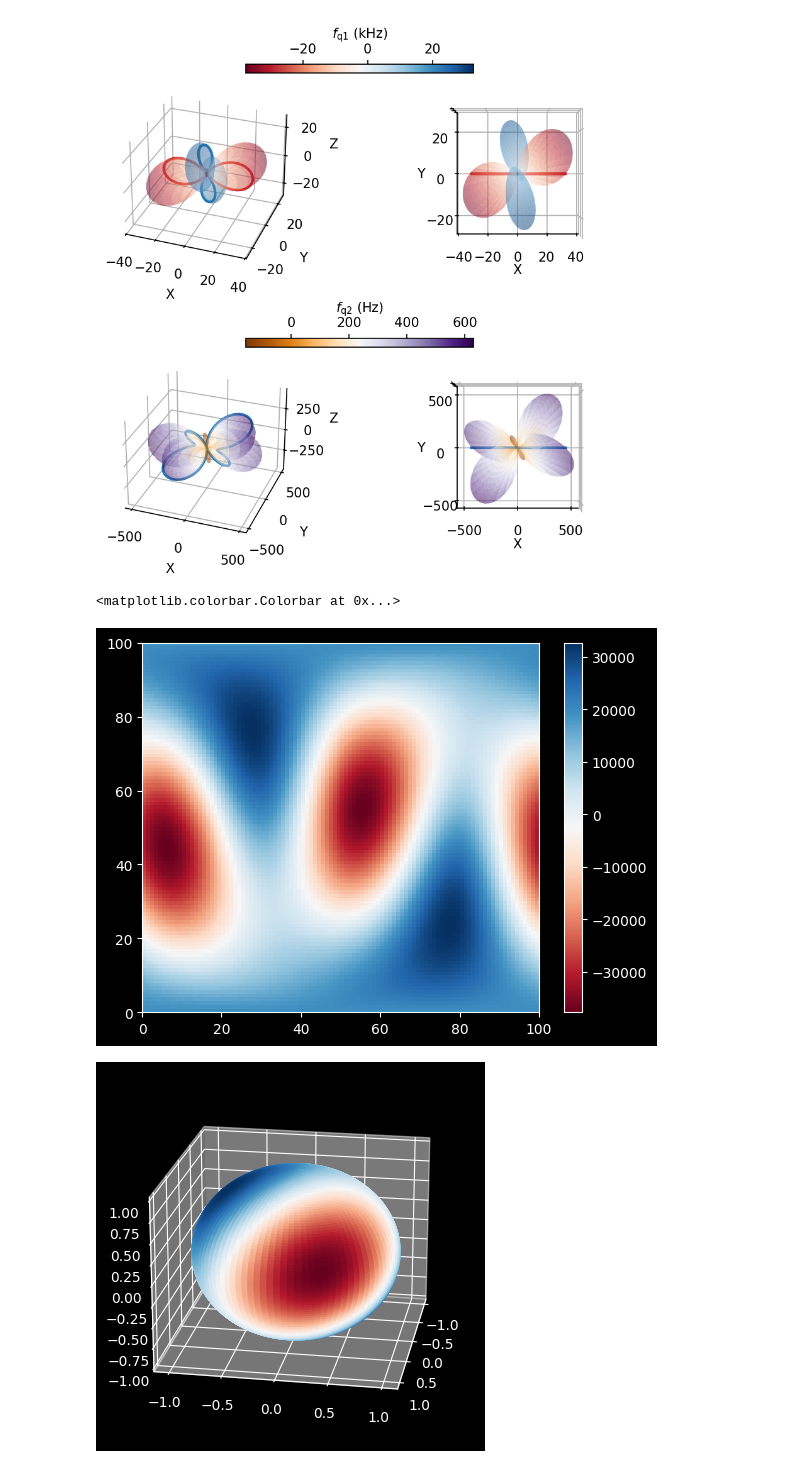
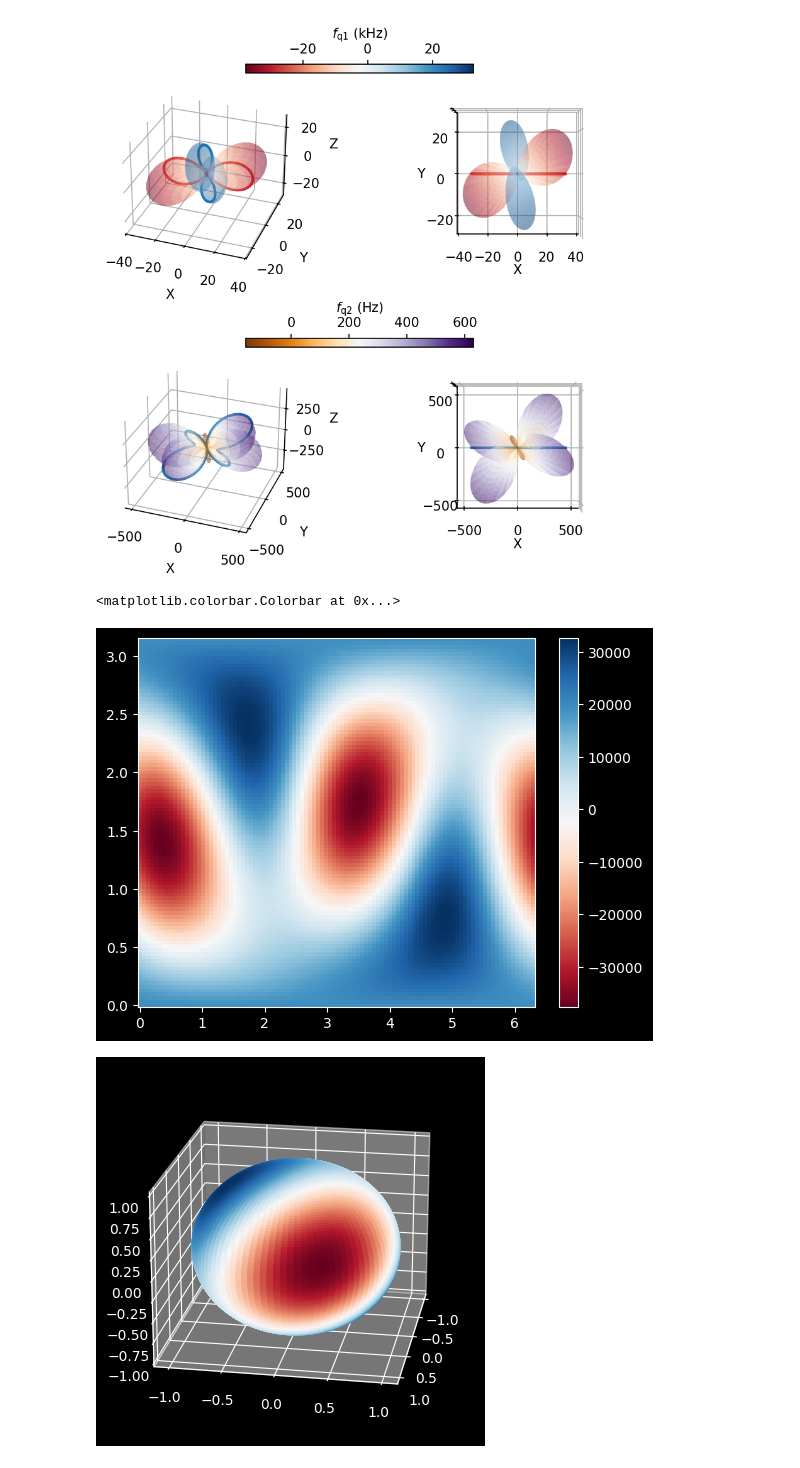
Before and after one commit to arjenvaartjes/Psyduck, a Jupyter notebook: examples/quadrupole modeling/extracting_quadrupole_tensor_few_angles.ipynb, the cells around one changed output. Cells and saved outputs as stored; diff of their text form; code cells hidden in the pictures.

```diff
--- a/examples/quadrupole modeling/extracting_quadrupole_tensor_few_angles.ipynb
+++ b/examples/quadrupole modeling/extracting_quadrupole_tensor_few_angles.ipynb
@@ -384,11 +386,11 @@ theta_grid = np.linspace(0, np.pi, 100)
 phi_grid = np.linspace(0, 2 * np.pi, 100)
 fq1_grid = get_fq1(V_ab, I_SPIN, B0, GAMMA_NUCLEAR, Q_N, theta_grid, phi_grid)
 # %%
-plt.pcolormesh(fq1_grid, cmap='RdBu')
+plt.pcolormesh(phi_grid, theta_grid, fq1_grid, cmap='RdBu')
 plt.colorbar()
 # %% [output]
 <matplotlib.colorbar.Colorbar at 0x...>
-[figure, old version]
+[figure, new version]
 # %%
 fig, ax = spherical_plot_3d(fq1_grid, cmap='RdBu')
 ax.view_init(20, 10)
```
Also changed, not shown: parts of 8 cells of this notebook.
